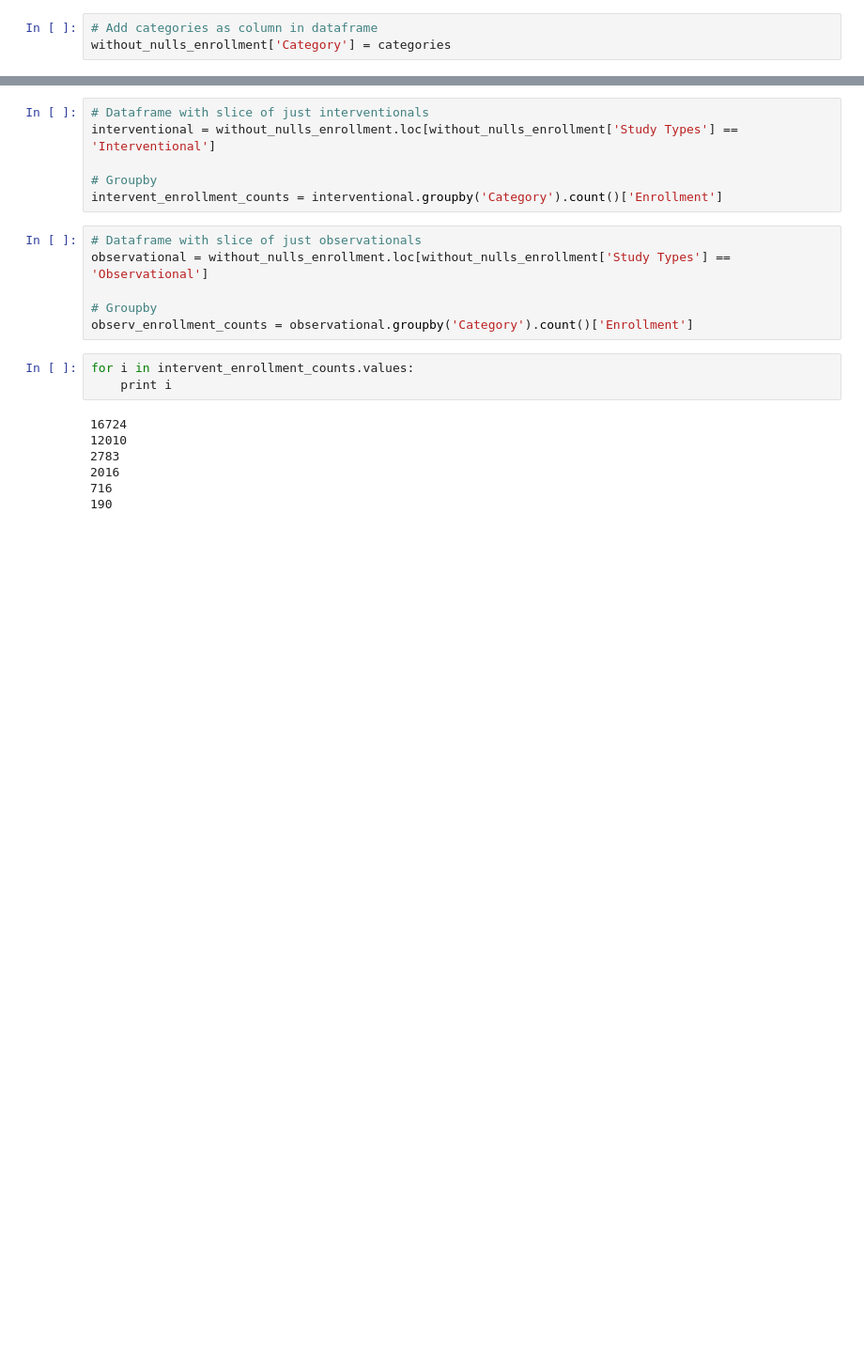
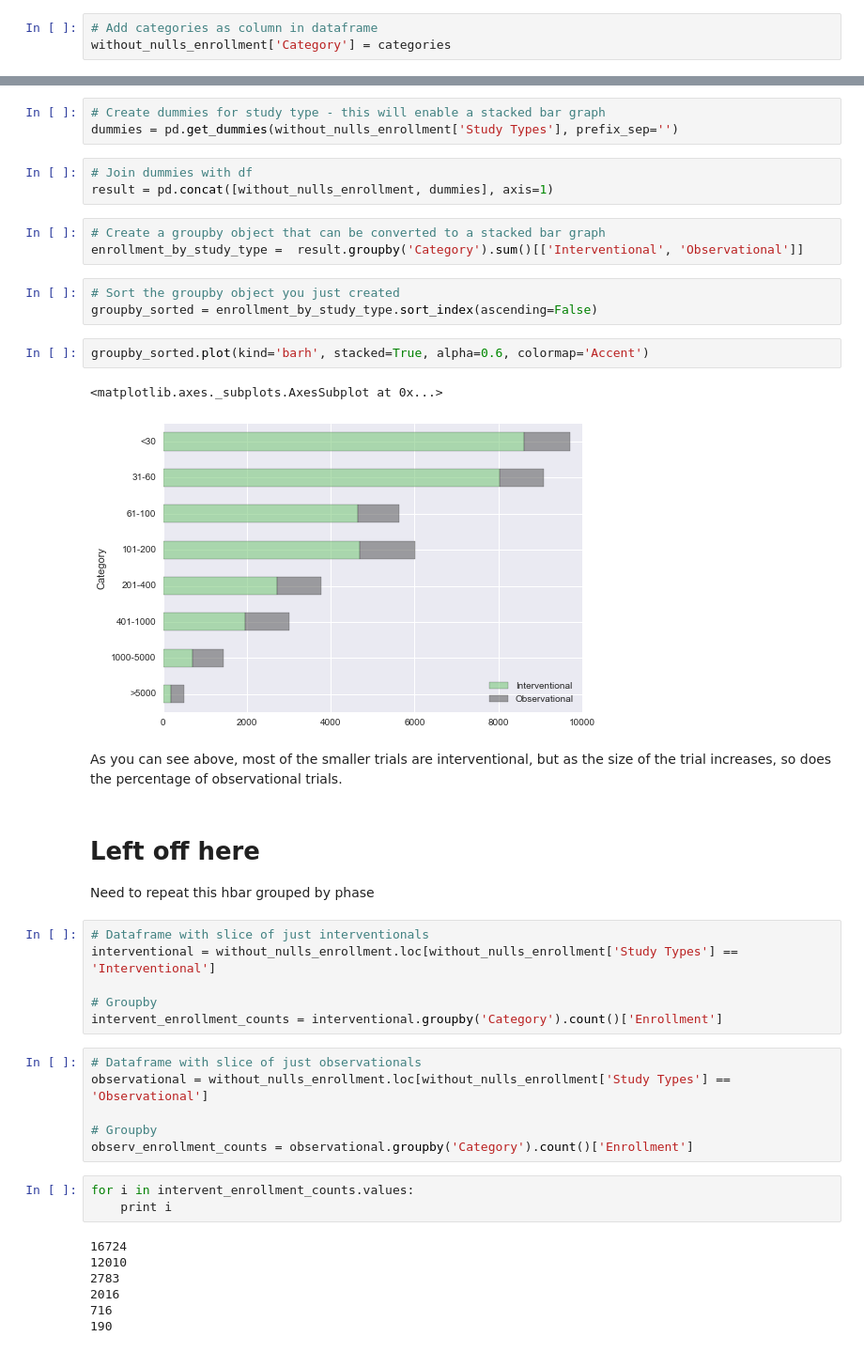
Before and after one commit to michaelshea88/Clinical-Trials, a Jupyter notebook: eda.ipynb, the cells around one changed output, grey strips where cells are left out. Shown at 94% size. Drawn from its saved outputs; the diff is of its cells as text; blank space fills up the shorter version.

```diff
--- a/eda.ipynb
+++ b/eda.ipynb
@@ -281,3 +263,25 @@ Name: Study Types, dtype: int64
+# %%
+# Create dummies for study type - this will enable a stacked bar graph
+dummies = pd.get_dummies(without_nulls_enrollment['Study Types'], prefix_sep='')
+# %%
+# Join dummies with df
+result = pd.concat([without_nulls_enrollment, dummies], axis=1)
+# %%
+# Create a groupby object that can be converted to a stacked bar graph
+enrollment_by_study_type =  result.groupby('Category').sum()[['Interventional', 'Observational']]
+# %%
+# Sort the groupby object you just created
+groupby_sorted = enrollment_by_study_type.sort_index(ascending=False)
+# %%
+groupby_sorted.plot(kind='barh', stacked=True, alpha=0.6, colormap='Accent')
+# %% [output]
+<matplotlib.axes._subplots.AxesSubplot at 0x...>
+[figure, added]
+# %% [markdown]
+As you can see above, most of the smaller trials are interventional, but as the size of the trial increases, so does the percentage of observational trials.
+# %% [markdown]
+# Left off here
+Need to repeat this hbar grouped by phase
 # %%
 # Dataframe with slice of just interventionals
 interventional = without_nulls_enrollment.loc[without_nulls_enrollment['Study Types'] == 'Interventional']
```
Also changed, not shown: parts of 32 cells of this notebook.
